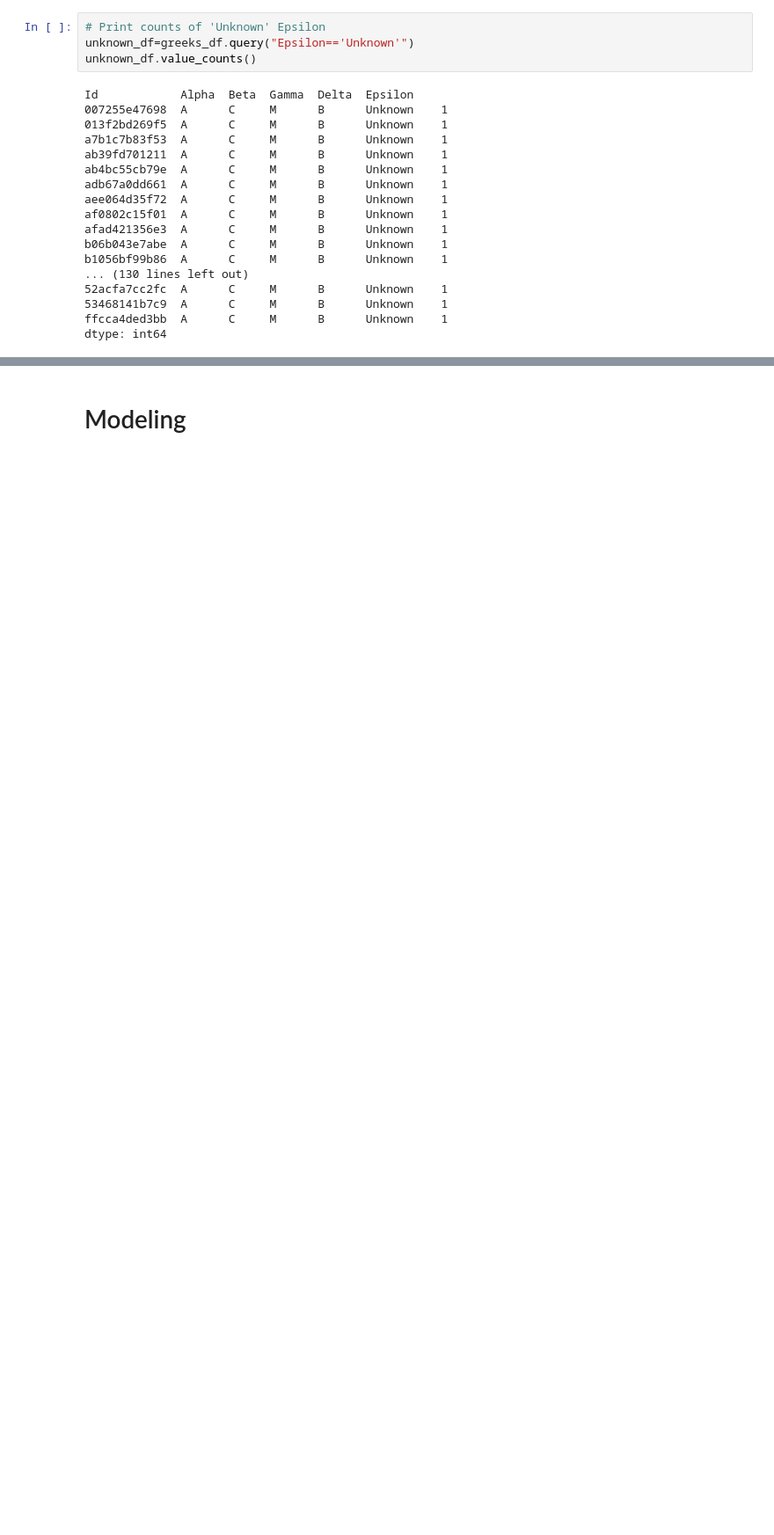
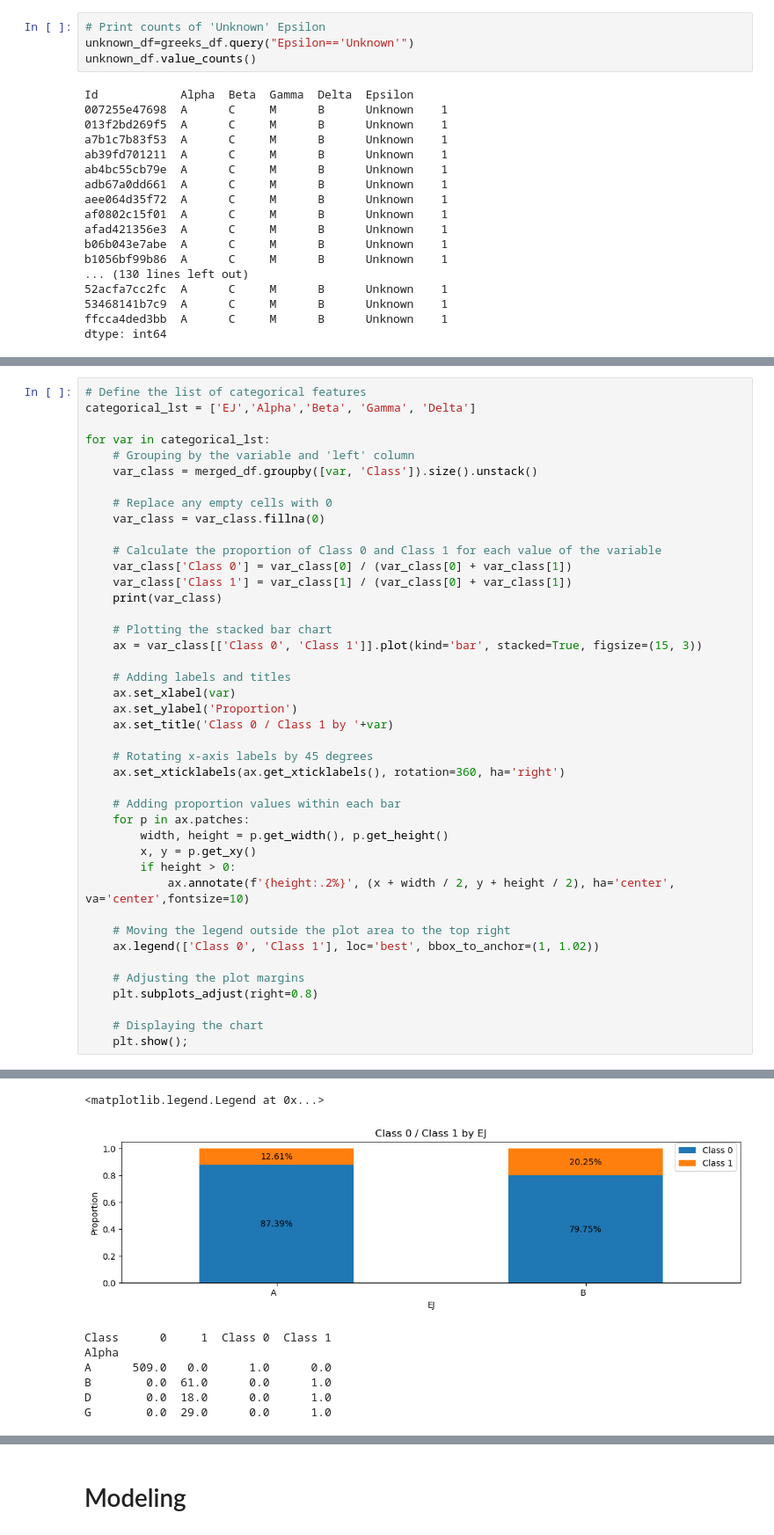
Before and after one commit to wongkhoon/ICR---Identifying-Age-Related-Conditions, a Jupyter notebook: icr-identifying-age-related-conditions-initial.ipynb, the cells around one changed output, grey strips where cells are left out. Shown at 88% size. Drawn from its saved outputs; the diff is of its cells as text; blank space fills up the shorter version.

```diff
--- a/icr-identifying-age-related-conditions-initial.ipynb
+++ b/icr-identifying-age-related-conditions-initial.ipynb
@@ -482,0 +564,43 @@ enc_df['Delta'].value_counts()
+# %%
+# Define the list of categorical features
+categorical_lst = ['EJ','Alpha','Beta', 'Gamma', 'Delta']
+
+for var in categorical_lst:
+    # Grouping by the variable and 'left' column
+    var_class = merged_df.groupby([var, 'Class']).size().unstack()
+
+    # Replace any empty cells with 0
+    var_class = var_class.fillna(0)
+
+    # Calculate the proportion of Class 0 and Class 1 for each value of the variable
+    var_class['Class 0'] = var_class[0] / (var_class[0] + var_class[1])
+    var_class['Class 1'] = var_class[1] / (var_class[0] + var_class[1])
+    print(var_class)
+
+    # Plotting the stacked bar chart
+    ax = var_class[['Class 0', 'Class 1']].plot(kind='bar', stacked=True, figsize=(15, 3))
+
+    # Adding labels and titles
+    ax.set_xlabel(var)
+    ax.set_ylabel('Proportion')
+    ax.set_title('Class 0 / Class 1 by '+var)
+
+    # Rotating x-axis labels by 45 degrees
+    ax.set_xticklabels(ax.get_xticklabels(), rotation=360, ha='right')
+
+    # Adding proportion values within each bar
+    for p in ax.patches:
+        width, height = p.get_width(), p.get_height()
+        x, y = p.get_xy()
+        if height > 0:
+            ax.annotate(f'{height:.2%}', (x + width / 2, y + height / 2), ha='center', va='center',fontsize=10)
+
+    # Moving the legend outside the plot area to the top right
+    ax.legend(['Class 0', 'Class 1'], loc='best', bbox_to_anchor=(1, 1.02))
+
+    # Adjusting the plot margins
+    plt.subplots_adjust(right=0.8)
+
+    # Displaying the chart
+    plt.show();
+# %% [output]
@@ -482,0 +619,8 @@ enc_df['Delta'].value_counts()
+<matplotlib.legend.Legend at 0x...>
+[figure, added]
+Class      0     1  Class 0  Class 1
+Alpha
+A      509.0   0.0      1.0      0.0
+B        0.0  61.0      0.0      1.0
+D        0.0  18.0      0.0      1.0
+G        0.0  29.0      0.0      1.0
```
Also changed, not shown: parts of 49 cells of this notebook.
